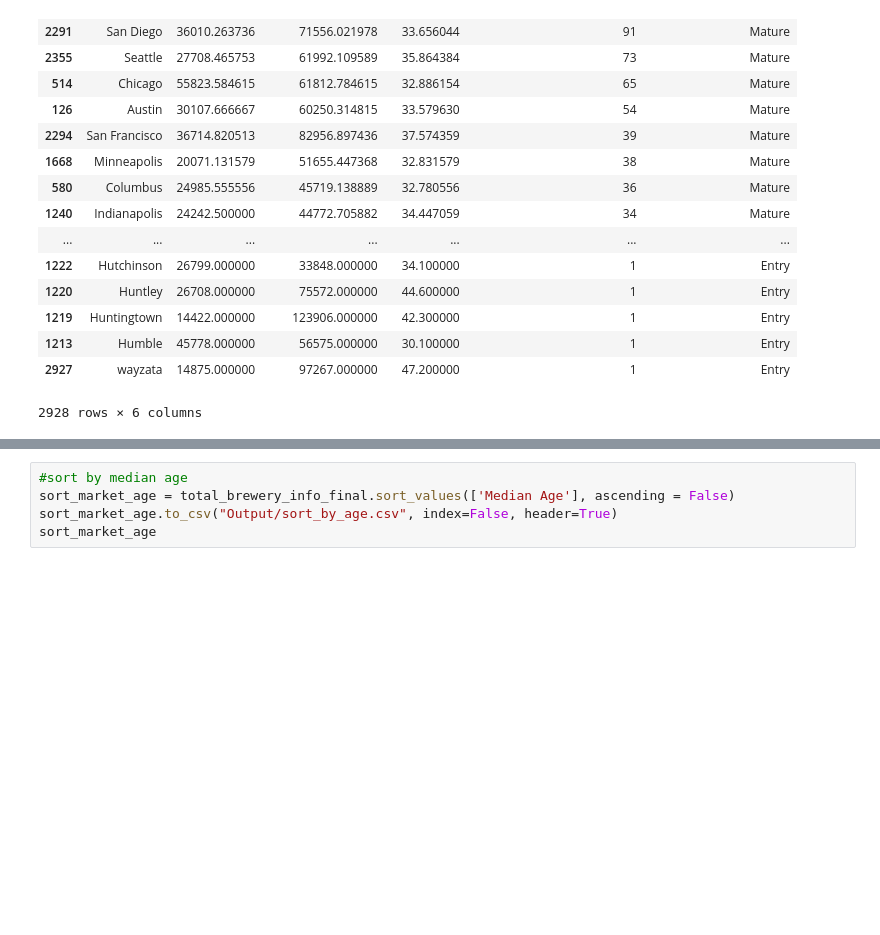
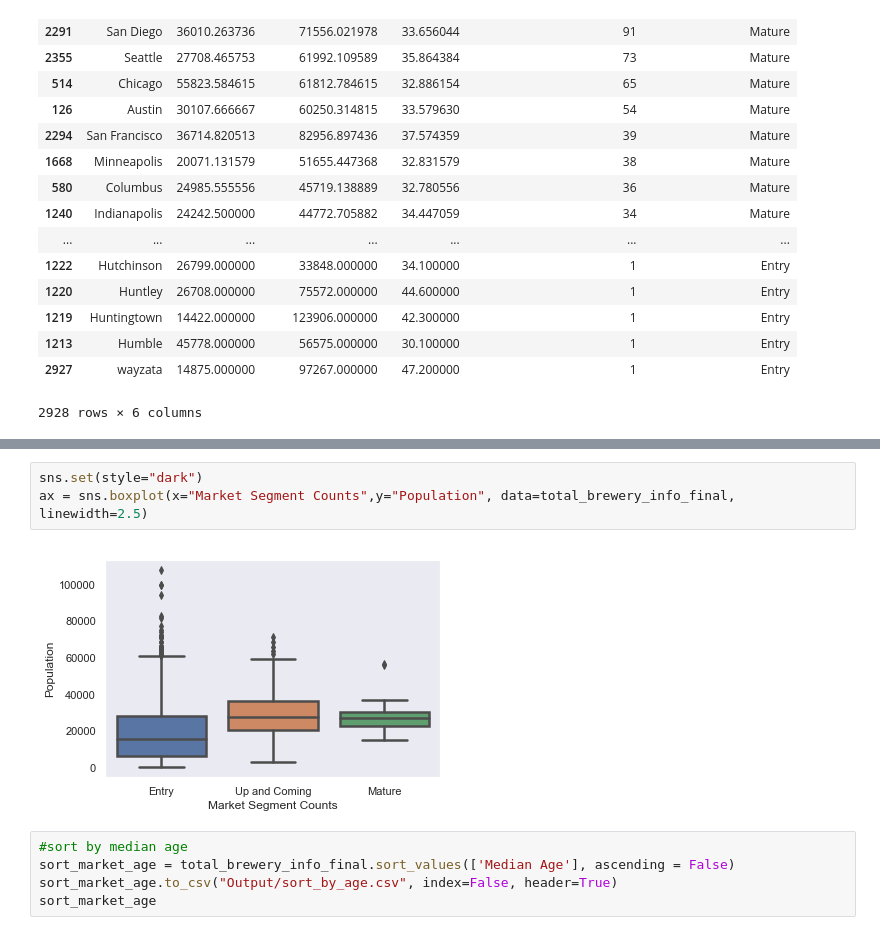
Before and after one commit to alhm528/project1, a Jupyter notebook: Census/Jupyter_Notebooks/Brewery_by_zip.ipynb, the cells around one changed output, grey strips where cells are left out. Saved outputs shown, nothing was run; the diff lists cells and outputs as text; blank space fills up the shorter version.

```diff
--- a/Census/Jupyter_Notebooks/Brewery_by_zip.ipynb
+++ b/Census/Jupyter_Notebooks/Brewery_by_zip.ipynb
@@ -310,3 +313,8 @@ plt.savefig("Output/population_boxplot.png")
+# %%
+sns.set(style="dark")
+ax = sns.boxplot(x="Market Segment Counts",y="Population", data=total_brewery_info_final, linewidth=2.5)
+# %% [output]
+[figure, added]
 # %%
 #sort by median age
 sort_market_age = total_brewery_info_final.sort_values(['Median Age'], ascending = False)
```
Also changed, not shown: parts of 4 cells of this notebook, 18 other files.
